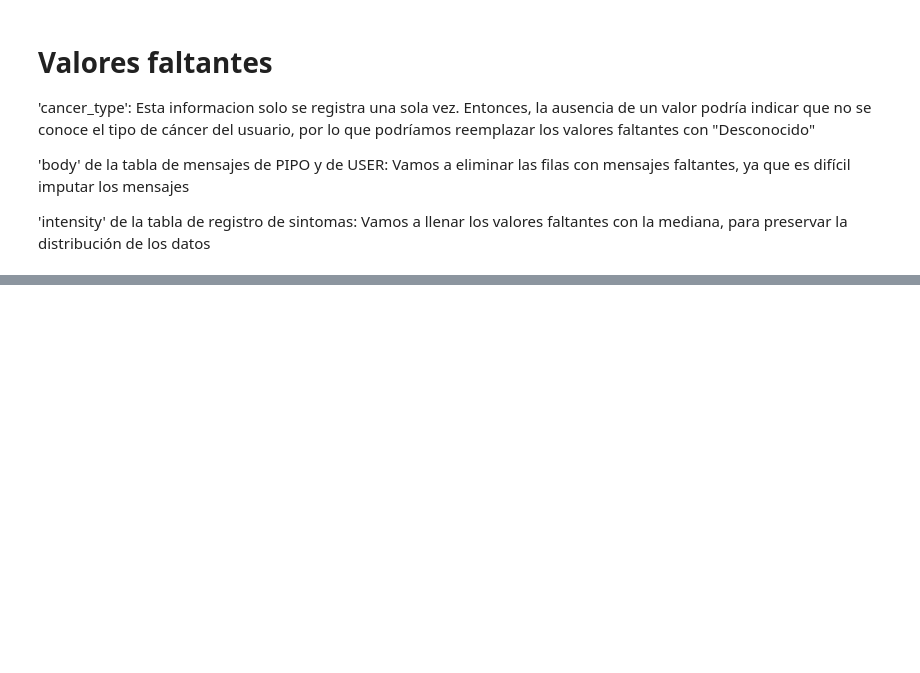
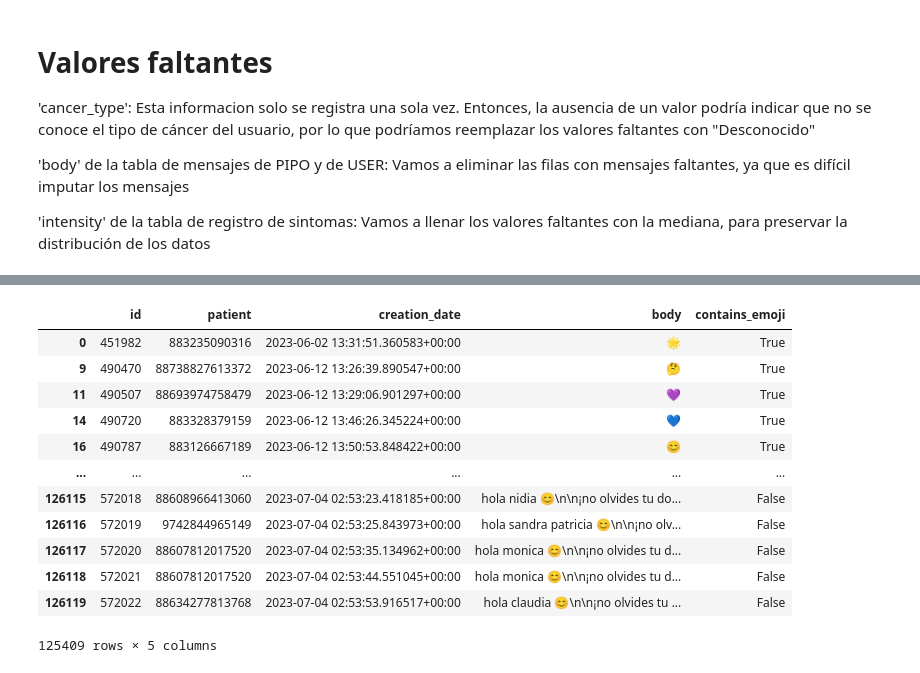
Before and after one commit to gonzalesomar/Technical-case-PEOPL, a Jupyter notebook: Preprocesamiento.ipynb, the cells around one changed output, grey strips where cells are left out. Saved outputs shown, nothing was run; the diff lists cells and outputs as text; code cells hidden in the pictures; blank space fills up the shorter version.

```diff
--- a/Preprocesamiento.ipynb
+++ b/Preprocesamiento.ipynb
@@ -45,13 +44,21 @@ Name: count, dtype: int64
 'intensity' de la tabla de registro de sintomas: Vamos a llenar los valores faltantes con la mediana, para preservar la distribución de los datos
 # %%
 from sklearn.impute import SimpleImputer
+import emoji
+
+def contains_emoji(string):
+     """Returns True if the string is an emoji."""
+     return emoji.is_emoji(string)
 
 # Reemplazo los canceres faltantes con 'Desconocido'
 user_df['cancer_type'].fillna('Desconocido', inplace=True)
 
-# Eliminamos las filas con mensajes vacios
-pipomessage_df.dropna(subset=['body'], inplace=True)
-usermessage_df.dropna(subset=['body'], inplace=True)
+# Eliminamos las filas con mensajes vacios y que no contengan emojis
+pipomessage_df['contains_emoji'] = pipomessage_df['body'].apply(contains_emoji)
+pipomessage_df = pipomessage_df[~pipomessage_df['body'].isna() | pipomessage_df['contains_emoji']]
+
+usermessage_df['contains_emoji'] = usermessage_df['body'].apply(contains_emoji)
+usermessage_df = usermessage_df[~usermessage_df['body'].isna() | usermessage_df['contains_emoji']]
 
 # Intensidades faltantes con la mediana del dataset
 imputer = SimpleImputer(strategy='median')
@@ -83,0 +172,16 @@ user_df.isnull().sum(), pipomessage_df.isnull().sum(), usermessage_df.isnull().s
+# %%
+pipomessage_df
+# %% [output]
+|  | id | patient | creation_date | body | contains_emoji |
+| 0 | 451982 | 883235090316 | 2023-06-02 13:31:51.360583+00:00 | 🌟 | True |
+| 9 | 490470 | 88738827613372 | 2023-06-12 13:26:39.890547+00:00 | 🤔 | True |
+| 11 | 490507 | 88693974758479 | 2023-06-12 13:29:06.901297+00:00 | 💜 | True |
+| 14 | 490720 | 883328379159 | 2023-06-12 13:46:26.345224+00:00 | 💙 | True |
+| 16 | 490787 | 883126667189 | 2023-06-12 13:50:53.848422+00:00 | 😊 | True |
+| ... | ... | ... | ... | ... | ... |
+| 126115 | 572018 | 88608966413060 | 2023-07-04 02:53:23.418185+00:00 | hola nidia 😊\n\n¡no olvides tu do... | False |
+| 126116 | 572019 | 9742844965149 | 2023-07-04 02:53:25.843973+00:00 | hola sandra patricia 😊\n\n¡no olv... | False |
+| 126117 | 572020 | 88607812017520 | 2023-07-04 02:53:35.134962+00:00 | hola monica 😊\n\n¡no olvides tu d... | False |
+| 126118 | 572021 | 88607812017520 | 2023-07-04 02:53:44.551045+00:00 | hola monica 😊\n\n¡no olvides tu d... | False |
+| 126119 | 572022 | 88634277813768 | 2023-07-04 02:53:53.916517+00:00 | hola claudia 😊\n\n¡no olvides tu ... | False |
+125409 rows × 5 columns
```
Also changed, not shown: parts of 8 cells of this notebook.
